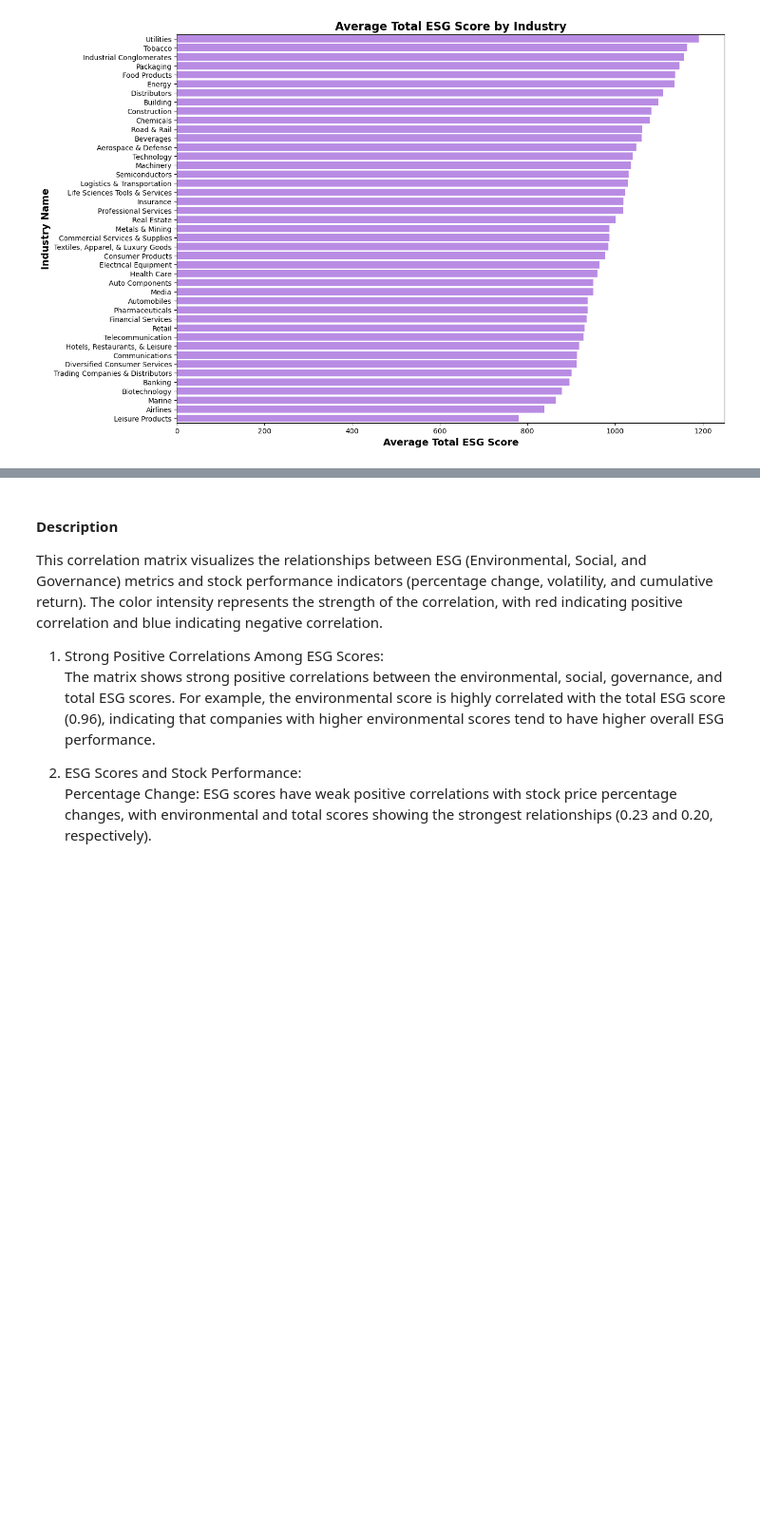
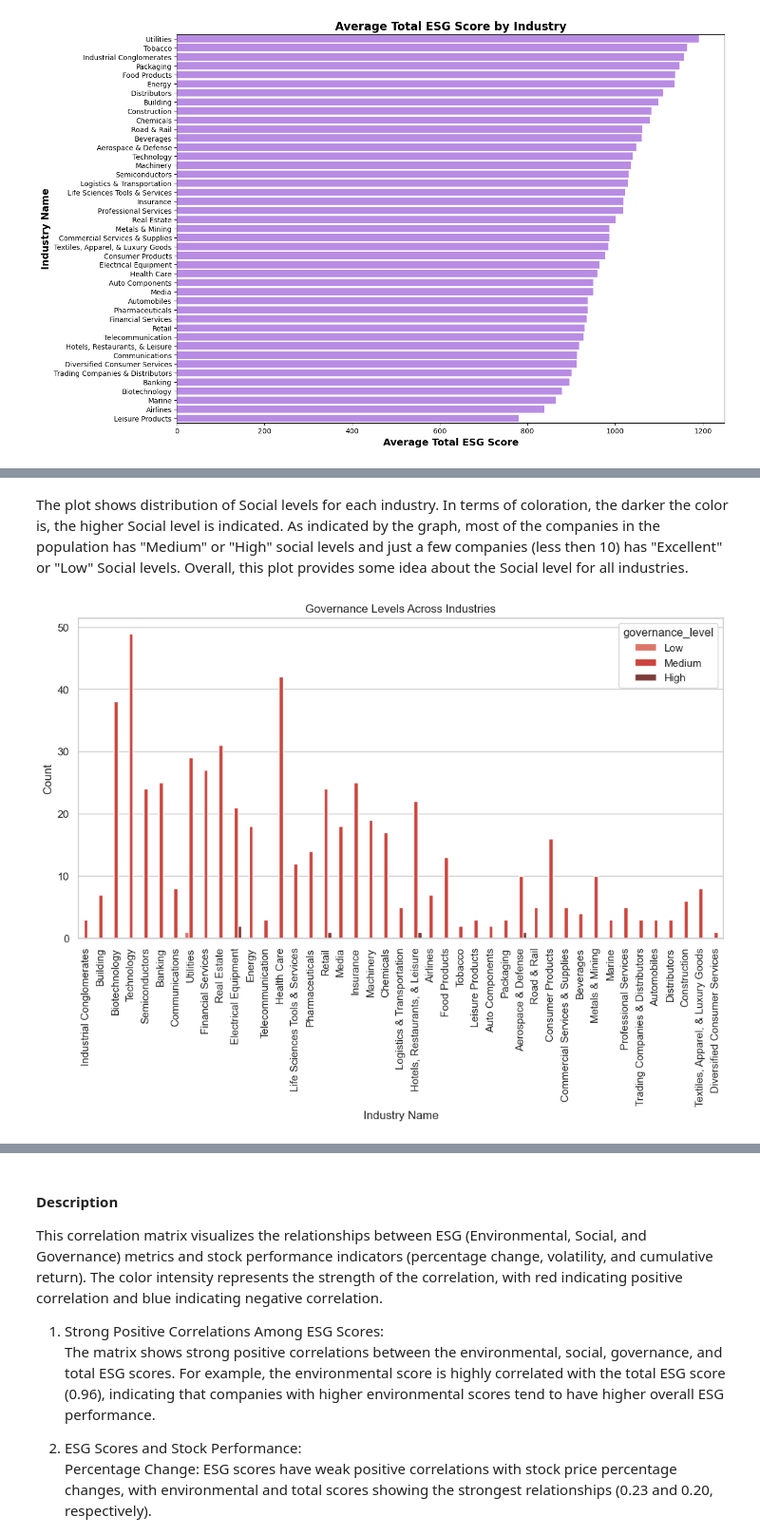
Before and after one commit to anushabishayee/info2950_finalproject, a Jupyter notebook: Phase2..ipynb, the cells around one changed output, grey strips where cells are left out. Shown at 95% size. Saved outputs shown, nothing was run; the diff lists cells and outputs as text; code cells hidden in the pictures; blank space fills up the shorter version.

```diff
--- a/Phase2..ipynb
+++ b/Phase2..ipynb
@@ -794,0 +605,13 @@ max           737.499983    0.192400           7.375000
+# %% [markdown]
+The plot shows distribution of Social levels for each industry. In terms of coloration, the darker the color is, the higher Social level is indicated. As indicated by the graph, most of the companies in the population has "Medium" or "High" social levels and just a few companies (less then 10) has "Excellent" or "Low" Social levels. Overall, this plot provides some idea about the Social level for all industries.
+# %%
+# Count plot for Governance Level
+plt.figure(figsize = (12, 6))
+sns.countplot(data = merged_df, x = 'industry', hue = 'governance_level', palette = 'Reds_d', hue_order = ['Low','Medium', 'High'])
+plt.title('Governance Levels Across Industries')
+plt.xticks(rotation = 90)
+plt.xlabel('Industry Name')
+plt.ylabel('Count')
+plt.show()
+# %% [output]
+[figure, added]
```
Also changed, not shown: parts of 69 cells of this notebook.
